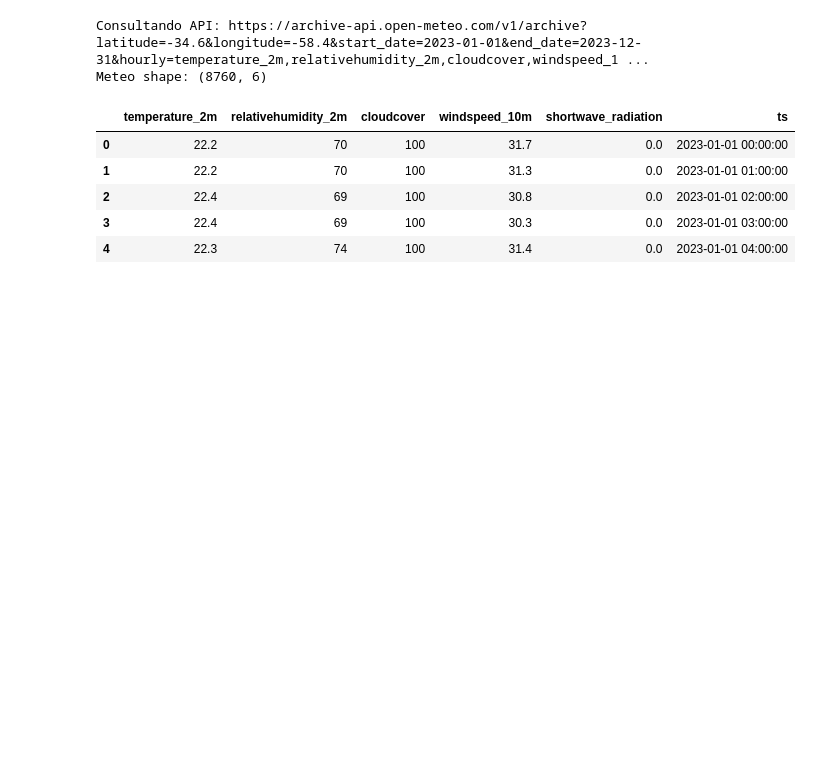
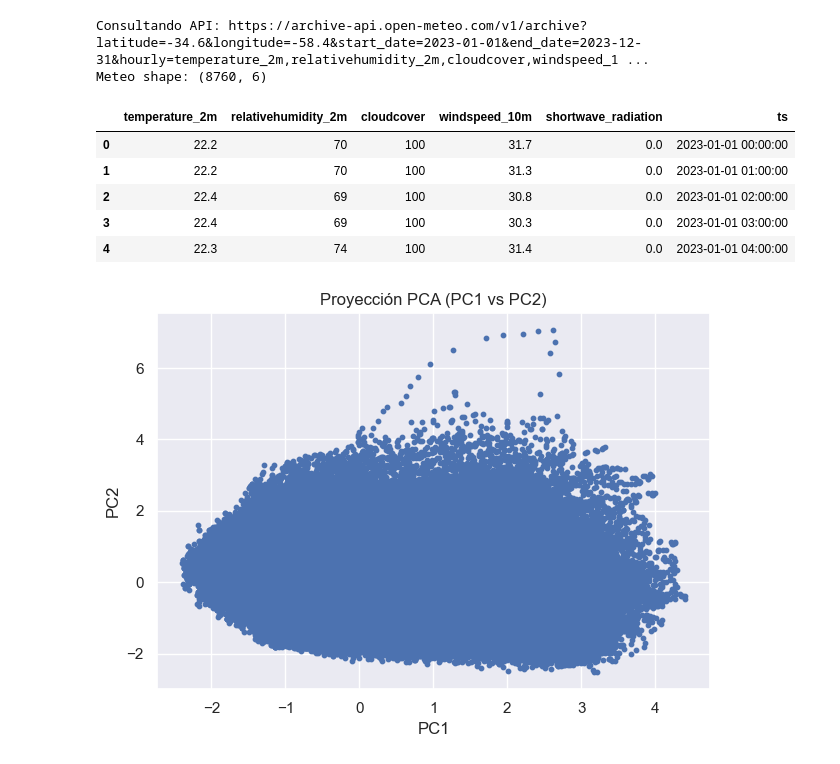
Before and after one commit to Pelado91/Proyecto-Data-Science-II, a Jupyter notebook: Generacion_Solar_Metzler.ipynb, the cells around one changed output. Drawn from its saved outputs; the diff is of its cells as text; code cells hidden in the pictures; blank space fills up the shorter version.

```diff
--- a/Generacion_Solar_Metzler.ipynb
+++ b/Generacion_Solar_Metzler.ipynb
@@ -506,6 +505,33 @@ if 'ts' in df.columns and 'ts' in locals() and 'meteo' in locals():
     df = df.merge(meteo, on='ts', how='left')
     print("Shape after merge:", df.shape)
     df.to_csv("generacion_solar_enriquecida.csv", index=False)
+# %%
+from sklearn.preprocessing import StandardScaler
+from sklearn.decomposition import PCA
+
+features = [
+    'Clearsky GHI',
+    'Temperature',
+    'Relative Humidity',
+    'Wind Speed'
+]
+
+X = df[features].dropna()
+X_scaled = StandardScaler().fit_transform(X)
+
+pca = PCA(n_components=2)
+X_pca = pca.fit_transform(X_scaled)
+
+plt.figure()
+plt.scatter(X_pca[:,0], X_pca[:,1], s=10)
+plt.xlabel("PC1")
+plt.ylabel("PC2")
+plt.title("Proyección PCA (PC1 vs PC2)")
+plt.tight_layout()
+plt.savefig("fig5_pca.png", dpi=300)
+plt.show()
+# %% [output]
+[figure, added]
 # %%
 # CELDA: Modelado (pipeline + TimeSeriesSplit + GridSearch)
 from sklearn.model_selection import TimeSeriesSplit, GridSearchCV, train_test_split
```
Also changed, not shown: parts of 25 cells of this notebook.
